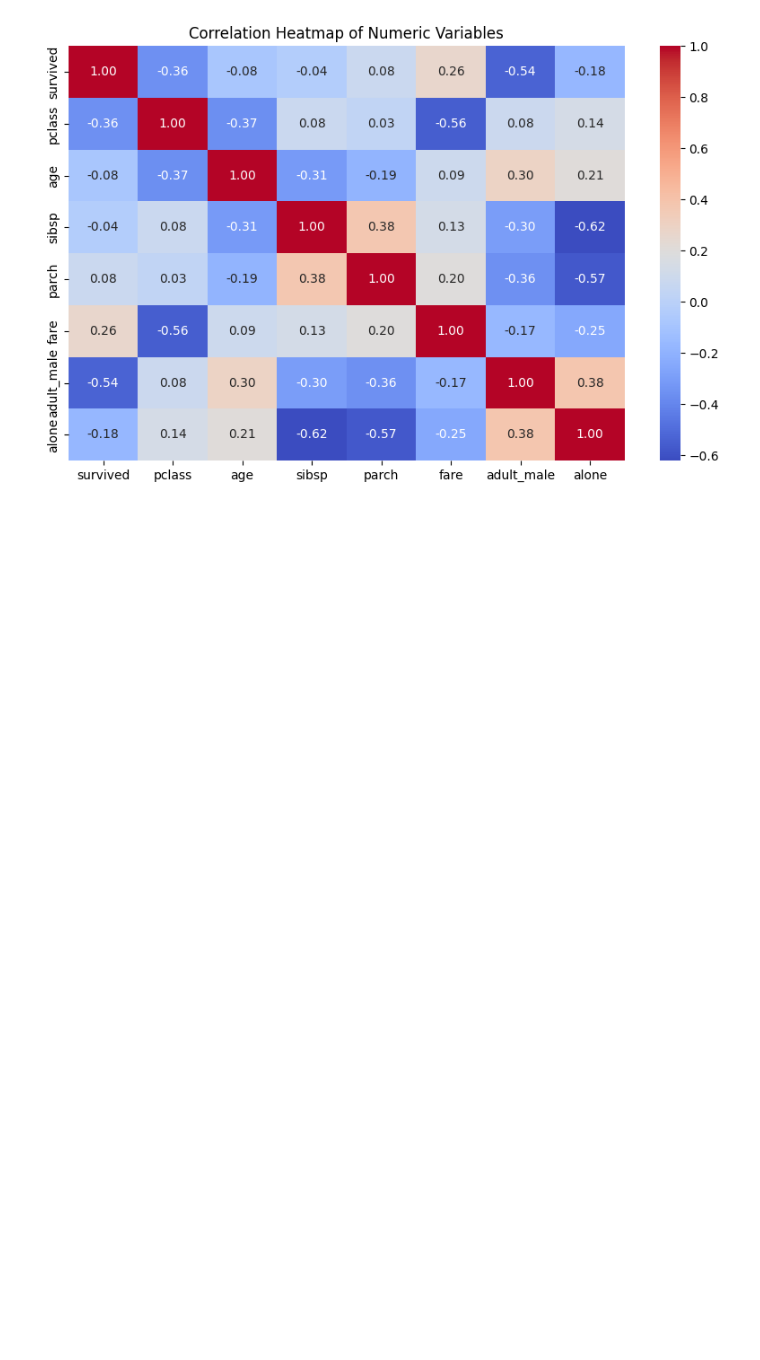
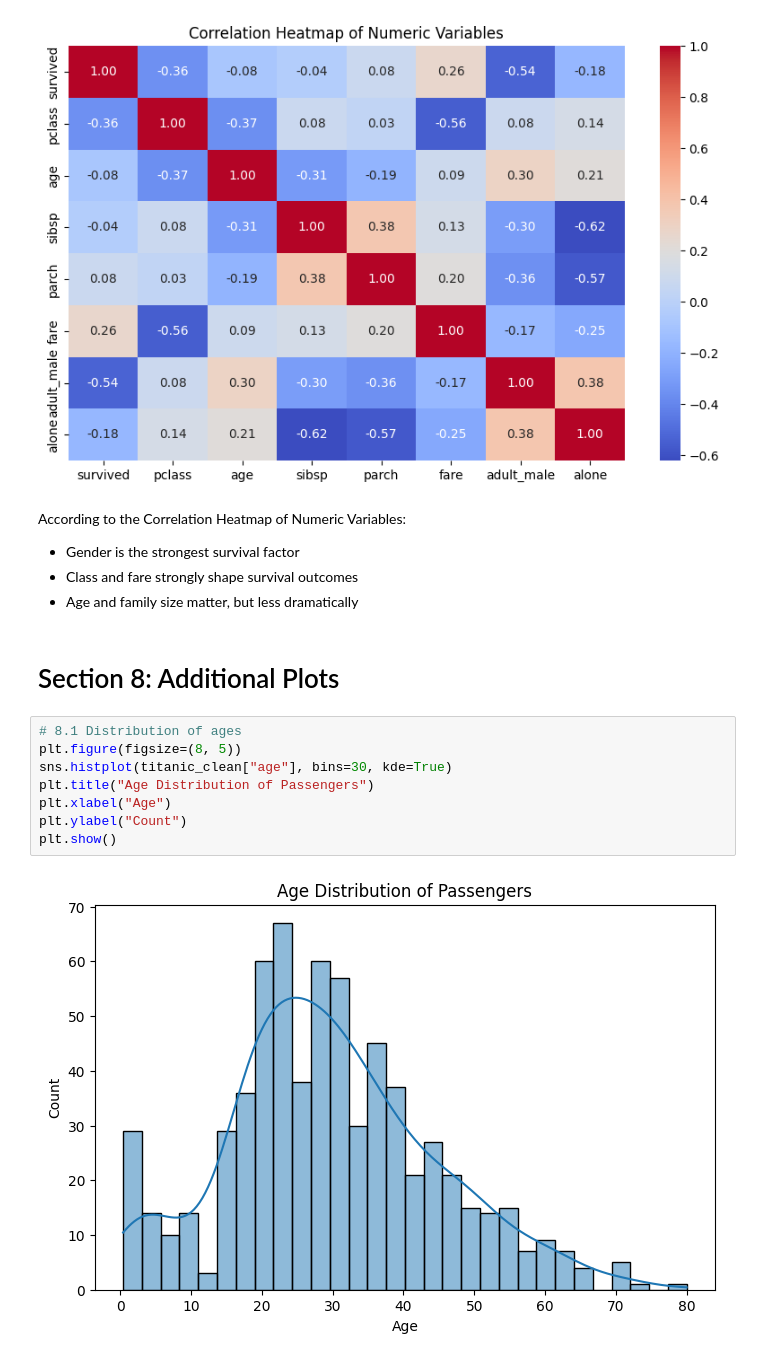
Before and after one commit to jaystingarcia-glitch/datafun-06-eda, a Jupyter notebook: jaystin_eda.ipynb, the cells around one changed output. Cells and saved outputs as stored; diff of their text form; blank space fills up the shorter version.

Commit message:
Started Section 8 with a distribution of ages

```diff
--- a/jaystin_eda.ipynb
+++ b/jaystin_eda.ipynb
@@ -239,3 +239,20 @@ plt.title("Correlation Heatmap of Numeric Variables")
 plt.show()
 # %% [output]
 [figure]
+# %% [markdown]
+According to the Correlation Heatmap of Numeric Variables:
+- Gender is the strongest survival factor
+- Class and fare strongly shape survival outcomes
+- Age and family size matter, but less dramatically
+# %% [markdown]
+# Section 8: Additional Plots
+# %%
+# 8.1 Distribution of ages
+plt.figure(figsize=(8, 5))
+sns.histplot(titanic_clean["age"], bins=30, kde=True)
+plt.title("Age Distribution of Passengers")
+plt.xlabel("Age")
+plt.ylabel("Count")
+plt.show()
+# %% [output]
+[figure, added]
```
